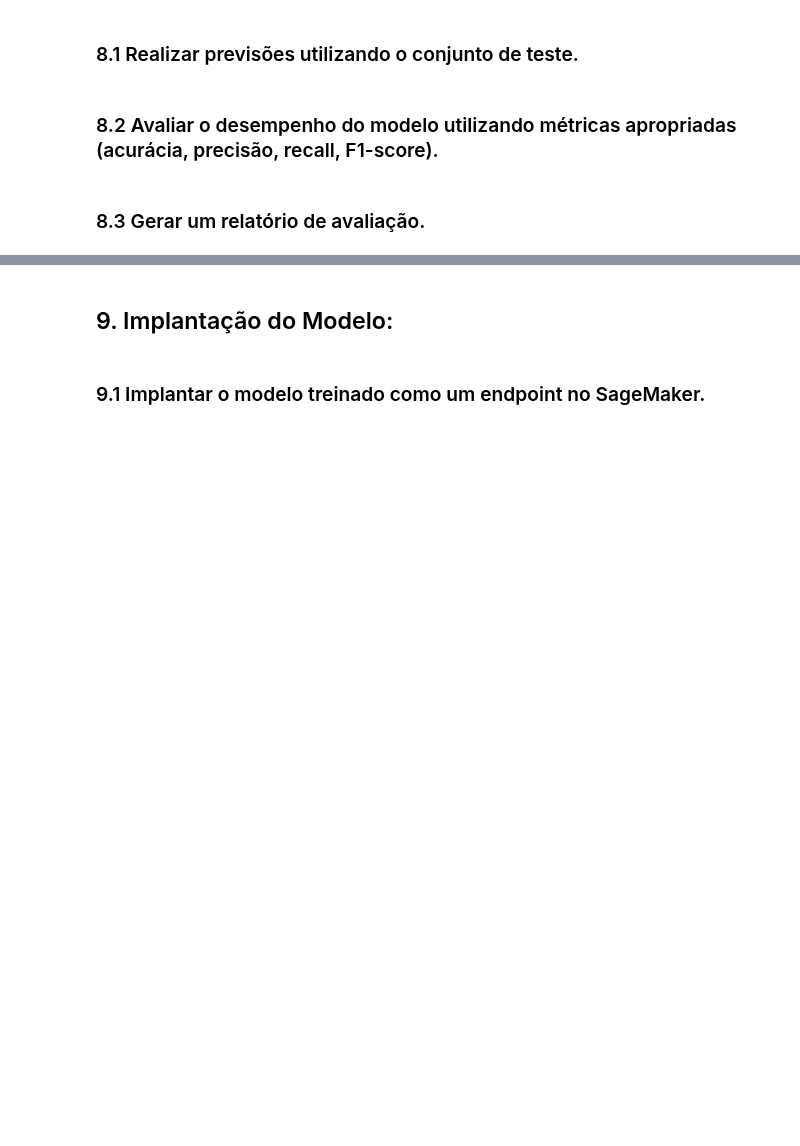
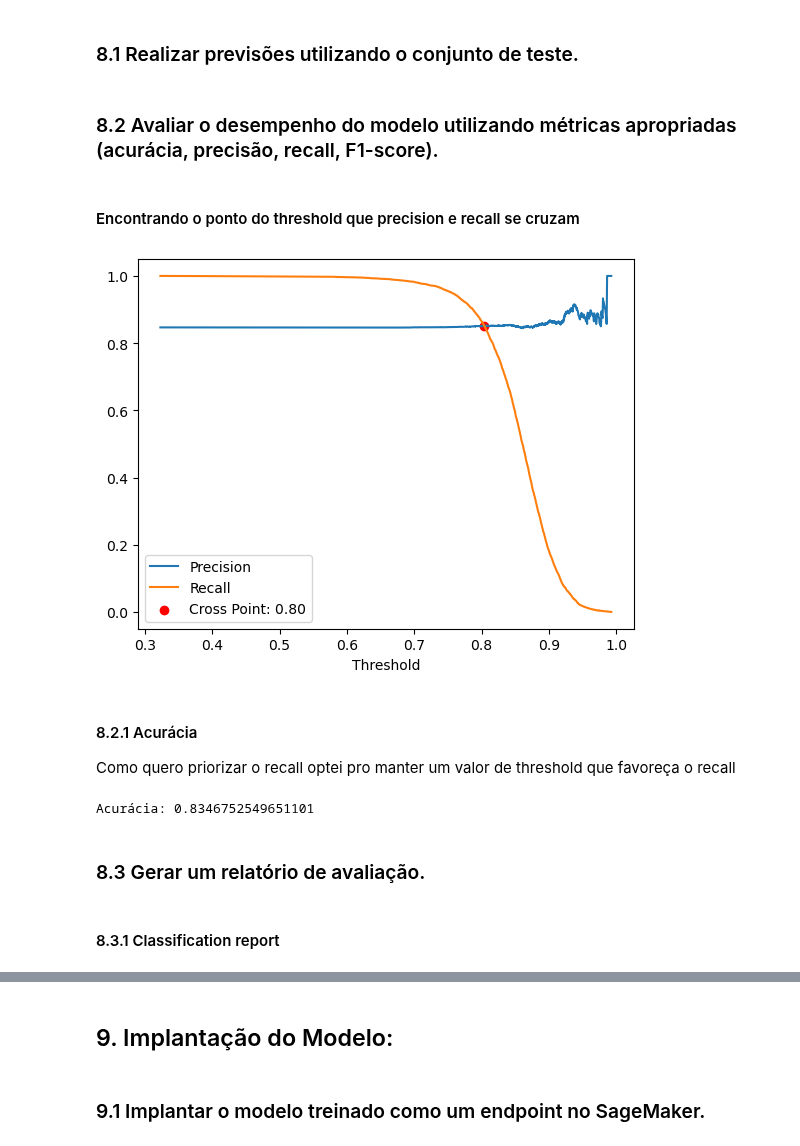
Before and after one commit to clairtonluz/MBA-em-ciencia-de-dados, a Jupyter notebook: SageMaker/trabalho2.ipynb, the cells around one changed output, grey strips where cells are left out. Saved outputs shown, nothing was run; the diff lists cells and outputs as text; code cells hidden in the pictures; blank space fills up the shorter version.

```diff
--- a/SageMaker/trabalho2.ipynb
+++ b/SageMaker/trabalho2.ipynb
@@ -383,6 +395,6 @@ xgboost.fit({"train": train_input})
 # %%
 # Implantando o modelo
-predictor = xgboost.deploy(
+xgboost_predictor = xgboost.deploy(
     initial_instance_count=1,
     instance_type="ml.m5.large"
 )
@@ -483,2 +411,23 @@ mean_squared_error(y_test, predictions)
+# %%
+
+from sagemaker.predictor import Predictor
+from sagemaker.deserializers import JSONDeserializer
+
+predictor = Predictor(
+    endpoint_name=xgboost_predictor.endpoint_name,
+    sagemaker_session=sagemaker.Session(),
+    serializer=CSVSerializer(),
+    deserializer=JSONDeserializer()
+)
+
+
+# Prepare the test data (without the target column)
+test_data = X_test.values
+
+# Make predictions
+predictions = predictor.predict(test_data)
+
+# pegua apenas os valores
+predictions = [prediction["score"] for prediction in predictions["predictions"]]
 # %% [markdown]
 ### 8.2 Avaliar o desempenho do modelo utilizando métricas apropriadas (acurácia, precisão, recall, F1-score).
@@ -493,2 +434,42 @@ print("R2:", r2)
+# %% [markdown]
+#### Encontrando o ponto do threshold que precision e recall se cruzam
+# %%
+import numpy as np
+import matplotlib.pyplot as plt
+from sklearn.metrics import precision_recall_curve
+
+# Suponha que y_test e predictions estejam definidos
+precision, recall, thresholds = precision_recall_curve(y_test, predictions)
+
+# Encontrar o ponto onde precisão e recall se cruzam
+diff = np.abs(precision - recall)
+idx = np.argmin(diff)
+cross_threshold = thresholds[idx]
+cross_value = precision[idx]  # Ou recall[idx], já que são iguais nesse ponto
+
+# Plotando os gráficos
+plt.plot(thresholds, precision[:-1], label="Precision")
+plt.plot(thresholds, recall[:-1], label="Recall")
+plt.scatter([cross_threshold], [cross_value], color='red', label=f'Cross Point: {cross_threshold:.2f}')
+plt.xlabel("Threshold")
+plt.legend()
+plt.show()
+# %% [output]
+[figure, added]
+# %% [markdown]
+#### 8.2.1 Acurácia
+
+Como quero priorizar o recall optei pro manter um valor de threshold que favoreça o recall
+# %%
+# Evaluate predictions
+from sklearn.metrics import accuracy_score
+
+threshold = 0.7
+
+y_pred = [1 if prediction > threshold else 0 for prediction in predictions]
+accuracy = accuracy_score(y_test, y_pred)
+print("Acurácia:", accuracy)
+# %% [output]
+Acurácia: 0.8346752549651101
 # %% [markdown]
 ### 8.3 Gerar um relatório de avaliação.
@@ -511,0 +476,2 @@ boto3.Session().resource("s3").Bucket(bucket).download_file(model_path, "model.t
+# %% [markdown]
+#### 8.3.1 Classification report
```
Also changed, not shown: parts of 26 cells of this notebook, 2 other files.
